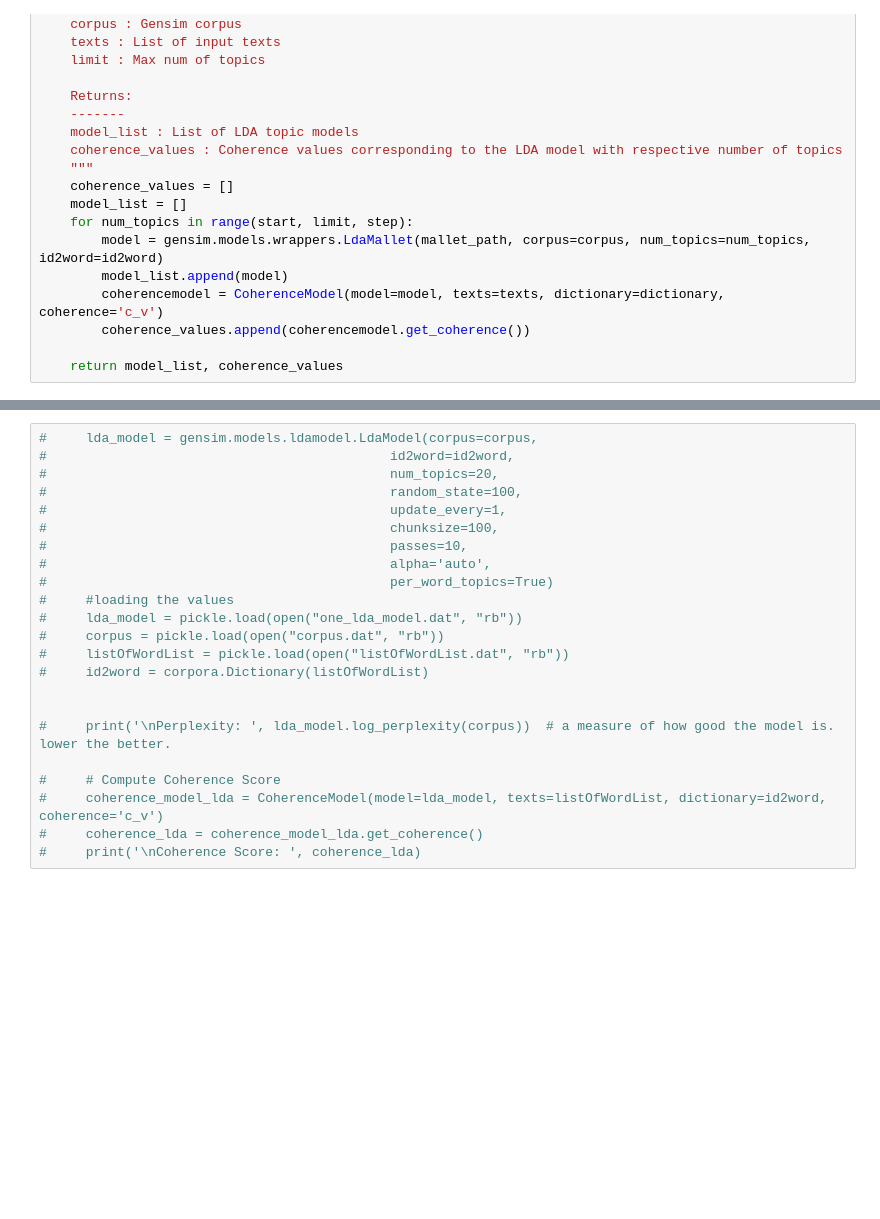
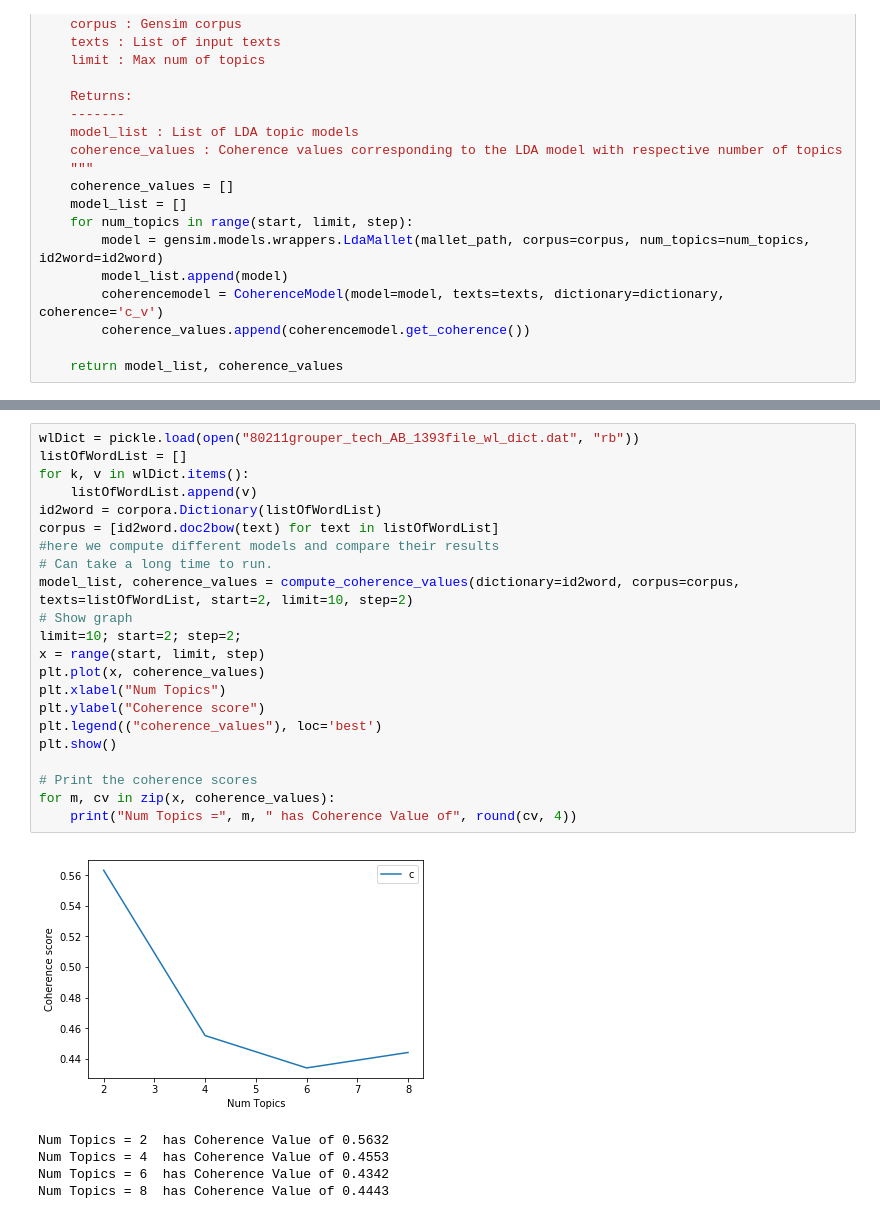
Before and after one commit to clamli/Wifi-WiMax-Doc-Analysis, a Jupyter notebook: Spider_Kay/technical_terms_to_Freq/lda_visualization.ipynb, the cells around one changed output, grey strips where cells are left out. Cells and saved outputs as stored; diff of their text form; blank space fills up the shorter version.

```diff
--- a/Spider_Kay/technical_terms_to_Freq/lda_visualization.ipynb
+++ b/Spider_Kay/technical_terms_to_Freq/lda_visualization.ipynb
@@ -67,23 +80,28 @@ corpora.
-# %%
-#     lda_model = gensim.models.ldamodel.LdaModel(corpus=corpus,
-#                                            id2word=id2word,
-#                                            num_topics=20,
-#                                            random_state=100,
-#                                            update_every=1,
-#                                            chunksize=100,
-#                                            passes=10,
-#                                            alpha='auto',
-#                                            per_word_topics=True)
-#     #loading the values
-#     lda_model = pickle.load(open("one_lda_model.dat", "rb"))
-#     corpus = pickle.load(open("corpus.dat", "rb"))
-#     listOfWordList = pickle.load(open("listOfWordList.dat", "rb"))
-#     id2word = corpora.Dictionary(listOfWordList)
-
-
-#     print('\nPerplexity: ', lda_model.log_perplexity(corpus))  # a measure of how good the model is. lower the better.
-
-#     # Compute Coherence Score
-#     coherence_model_lda = CoherenceModel(model=lda_model, texts=listOfWordList, dictionary=id2word, coherence='c_v')
-#     coherence_lda = coherence_model_lda.get_coherence()
-#     print('\nCoherence Score: ', coherence_lda)
+# %%
+wlDict = pickle.load(open("80211grouper_tech_AB_1393file_wl_dict.dat", "rb"))
+listOfWordList = []
+for k, v in wlDict.items():
+    listOfWordList.append(v)
+id2word = corpora.Dictionary(listOfWordList)
+corpus = [id2word.doc2bow(text) for text in listOfWordList]
+#here we compute different models and compare their results
+# Can take a long time to run.
+model_list, coherence_values = compute_coherence_values(dictionary=id2word, corpus=corpus, texts=listOfWordList, start=2, limit=10, step=2)
+# Show graph
+limit=10; start=2; step=2;
+x = range(start, limit, step)
+plt.plot(x, coherence_values)
+plt.xlabel("Num Topics")
+plt.ylabel("Coherence score")
+plt.legend(("coherence_values"), loc='best')
+plt.show()
+
+# Print the coherence scores
+for m, cv in zip(x, coherence_values):
+    print("Num Topics =", m, " has Coherence Value of", round(cv, 4))
+# %% [output]
+[figure, added]
+Num Topics = 2  has Coherence Value of 0.5632
+Num Topics = 4  has Coherence Value of 0.4553
+Num Topics = 6  has Coherence Value of 0.4342
+Num Topics = 8  has Coherence Value of 0.4443
```
Also changed, not shown: parts of 7 cells of this notebook, 4 other files.
